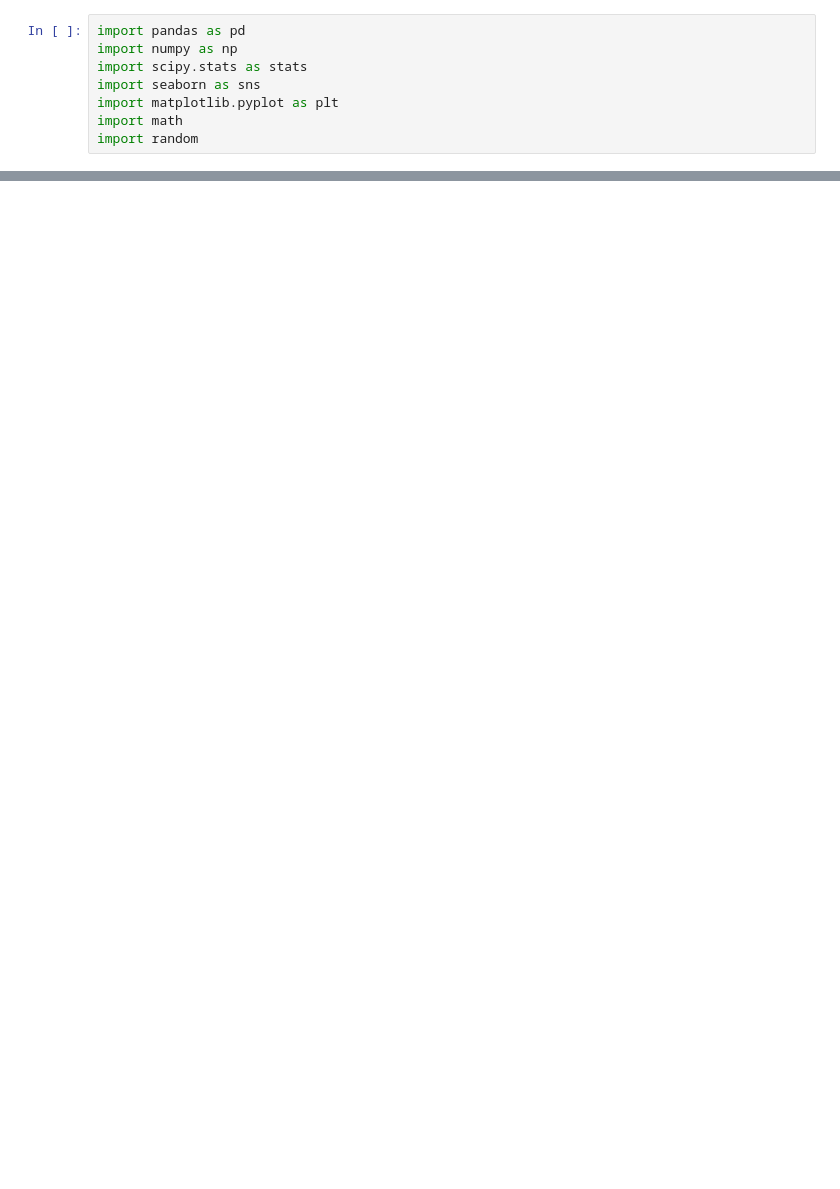
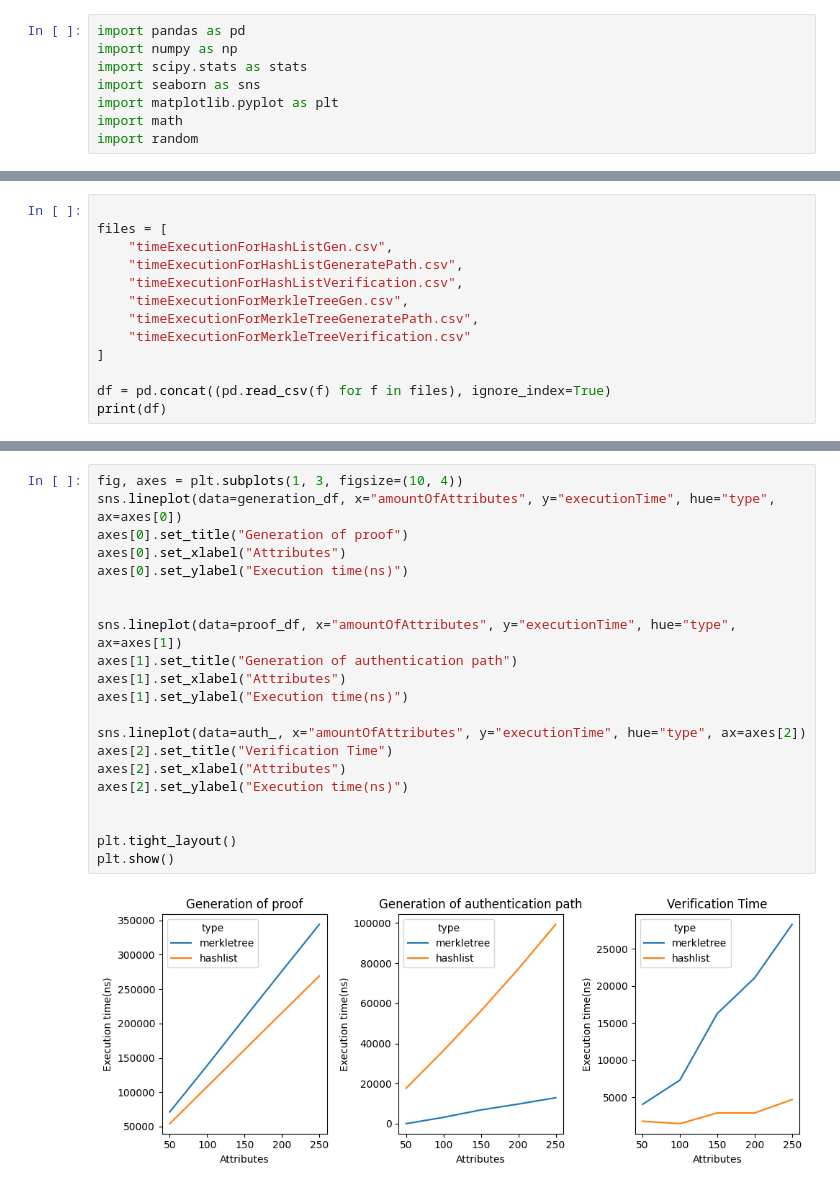
Before and after one commit to Erkul147/Advanced-Computer-Science-Project-Digital-Wallet-batch-issuance, a Jupyter notebook: comparisonOfHashlistAndMerkleTreeTimeExecution.ipynb, the cells around one changed output, grey strips where cells are left out. Drawn from its saved outputs; the diff is of its cells as text; blank space fills up the shorter version.

```diff
--- a/comparisonOfHashlistAndMerkleTreeTimeExecution.ipynb
+++ b/comparisonOfHashlistAndMerkleTreeTimeExecution.ipynb
@@ -97,0 +9,13 @@ plt.plot(bin_centers, means.values, color='red', linewidth=2)
+# %%
+
+files = [
+    "timeExecutionForHashListGen.csv",
+    "timeExecutionForHashListGeneratePath.csv",
+    "timeExecutionForHashListVerification.csv",
+    "timeExecutionForMerkleTreeGen.csv",
+    "timeExecutionForMerkleTreeGeneratePath.csv",
+    "timeExecutionForMerkleTreeVerification.csv"
+]
+
+df = pd.concat((pd.read_csv(f) for f in files), ignore_index=True)
+print(df)
@@ -97,0 +181,23 @@ plt.plot(bin_centers, means.values, color='red', linewidth=2)
+# %%
+fig, axes = plt.subplots(1, 3, figsize=(10, 4))
+sns.lineplot(data=generation_df, x="amountOfAttributes", y="executionTime", hue="type", ax=axes[0])
+axes[0].set_title("Generation of proof")
+axes[0].set_xlabel("Attributes")
+axes[0].set_ylabel("Execution time(ns)")
+
+
+sns.lineplot(data=proof_df, x="amountOfAttributes", y="executionTime", hue="type", ax=axes[1])
+axes[1].set_title("Generation of authentication path")
+axes[1].set_xlabel("Attributes")
+axes[1].set_ylabel("Execution time(ns)")
+
+sns.lineplot(data=auth_, x="amountOfAttributes", y="executionTime", hue="type", ax=axes[2])
+axes[2].set_title("Verification Time")
+axes[2].set_xlabel("Attributes")
+axes[2].set_ylabel("Execution time(ns)")
+
+
+plt.tight_layout()
+plt.show()
+# %% [output]
+[figure, added]
```
Also changed, not shown: parts of 16 cells of this notebook, 7 other files.
